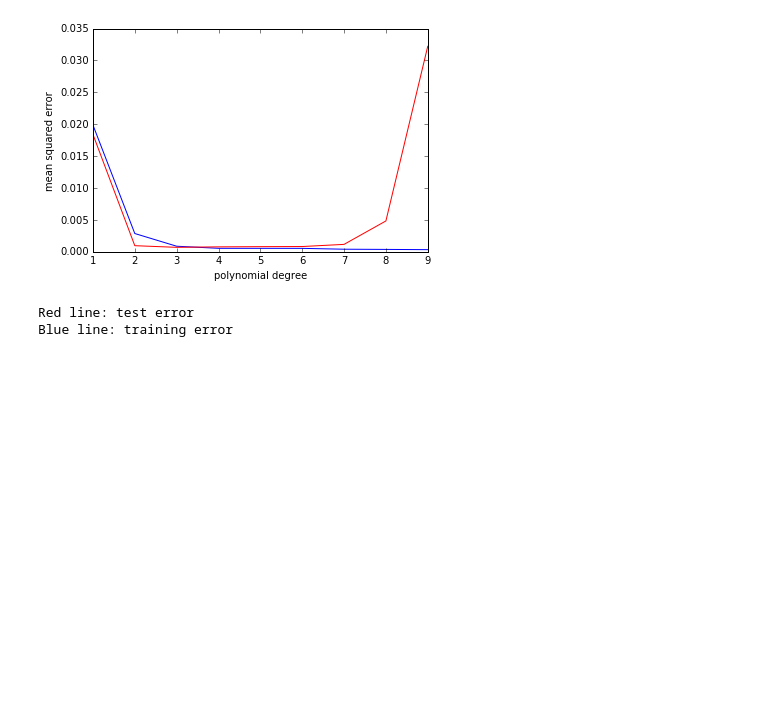
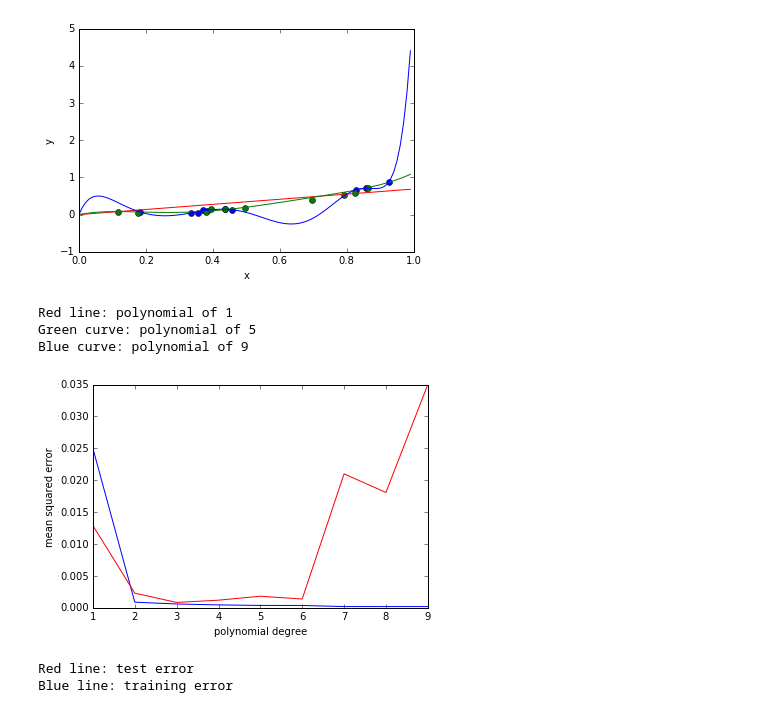
Before and after one commit to yohokuno/deeplearning, a Jupyter notebook: linear_regression.ipynb, the cells around one changed output. Drawn from its saved outputs; the diff is of its cells as text; code cells hidden in the pictures; blank space fills up the shorter version.

Commit message:
Added chart for polynomial regression

```diff
--- a/linear_regression.ipynb
+++ b/linear_regression.ipynb
@@ -38,29 +39,50 @@ Mean squared error 0.0818442651652
 # %%
+# Visualize linear regression with various dgree of polynomial
 X_train = np.random.rand(10)
 y_train = X_train ** 3 + np.random.rand(10) / 10
 X_train = X_train.reshape(10, 1)
 
 X_test = np.random.rand(10)
 y_test = X_test ** 3 + np.random.rand(10) / 10
 X_test = X_test.reshape(10, 1)
 
+plt.xlabel('x')
+plt.ylabel('y')
+plt.plot(X_train, y_train, 'bo')
+plt.plot(X_test, y_test, 'go')
+colors = {1:'r', 5:'g', 9:'b'}
+
 train_errors = []
 test_errors = []
 
 for degree in range(1, 10):
     model = LinearRegression(X_train, y_train, False, degree)
     train_errors.append(model.error(X_train, y_train))
     test_errors.append(model.error(X_test, y_test))
+    if degree in colors:
+        X = np.arange(0, 1, 0.01).reshape(-1, 1)
+        y = model.predict(X)
+        plt.plot(X, y, colors[degree])
+
+plt.show()
+print('Red line: polynomial of 1')
+print('Green curve: polynomial of 5')
+print('Blue curve: polynomial of 9')
+
 
 plt.xlabel('polynomial degree')
 plt.ylabel('mean squared error')
 plt.plot(range(1, 10), train_errors, 'b')
 plt.plot(range(1, 10), test_errors, 'r')
 plt.show()
 
 print('Red line: test error')
 print('Blue line: training error')
 # %% [output]
-[figure, old version]
+[figure, new version]
-Red line: test error
-Blue line: training error
+Red line: polynomial of 1
+Green curve: polynomial of 5
+Blue curve: polynomial of 9
+[figure, added]
+Red line: test error
+Blue line: training error
```
Also changed, not shown: parts of 1 cell of this notebook.
